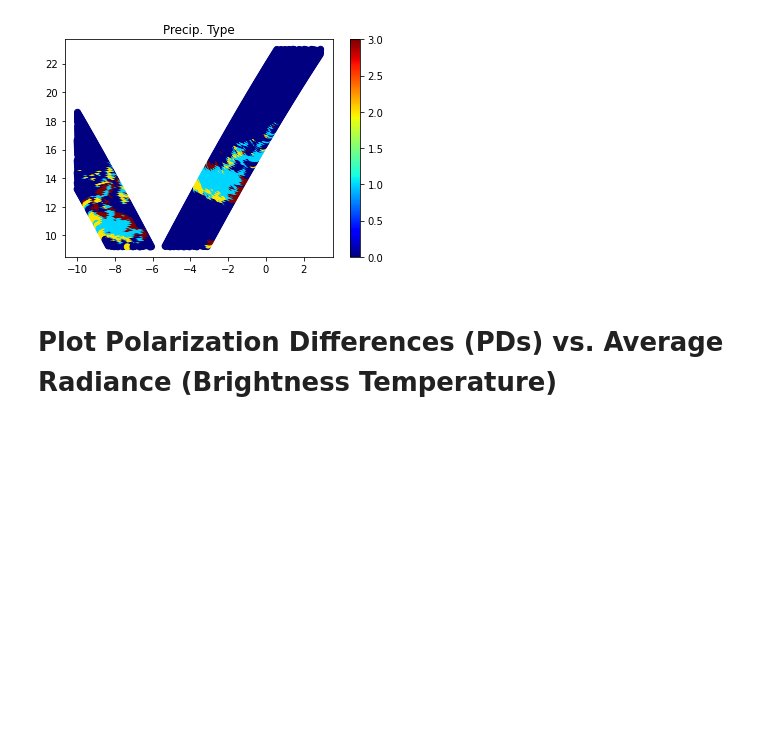
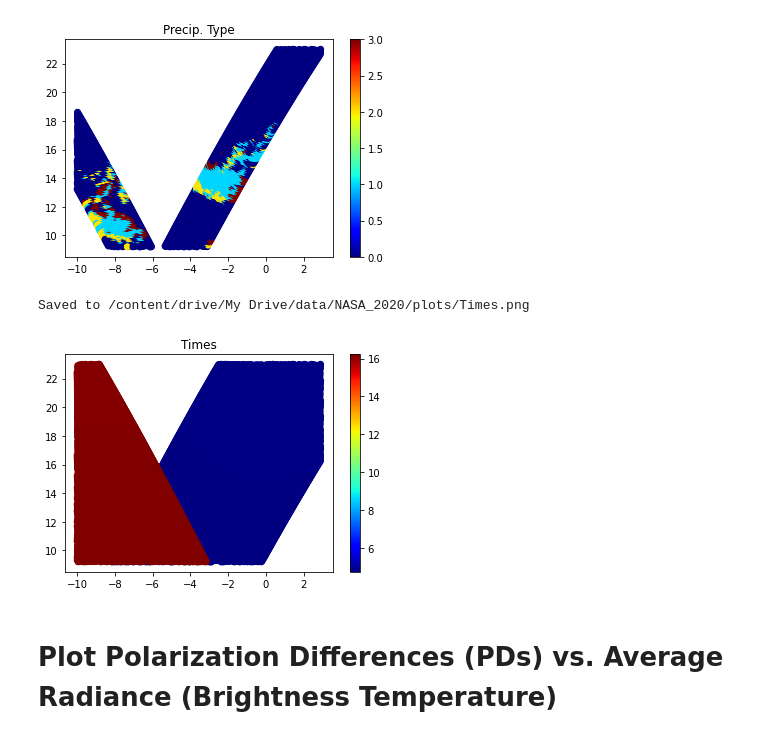
Before and after one commit to SD325/NASA_Internship_2020, a Jupyter notebook: NASA_Initial_Data_Exploration.ipynb, the cells around one changed output. Saved outputs shown, nothing was run; the diff lists cells and outputs as text; code cells hidden in the pictures; blank space fills up the shorter version.

Commit message:
added Time heatmap

```diff
--- a/NASA_Initial_Data_Exploration.ipynb
+++ b/NASA_Initial_Data_Exploration.ipynb
@@ -270,10 +274,16 @@ def get_heatmap_points(lat_bounds, lon_bounds, dfs, epsilon=0.0):
       counter += 1
   print(counter)
   return lat, lon, counts
+# %%
+# create 2d version of time data
+time_2d = np.zeros(data['pflag'].shape)
+for idx in np.ndindex(time_2d.shape):
+  r, c = idx
+  time_2d[idx] = data['utc'][r]
 # %%
 latitude_bounds = [14.2, 18.0]
 longitude_bounds = [-5.0, -2.1]
-dfs = [data['tc'][:, :, 9], PD['166.0'], pflag_imputed]
+dfs = [data['tc'][:, :, 9], PD['166.0'], pflag_imputed, time_2d]
 # %%
 lat, lon, counts = get_heatmap_points(latitude_bounds, longitude_bounds, dfs, epsilon=5.0)
 # %% [output]
@@ -326,6 +336,22 @@ plt.show()
 # %% [output]
 Saved to /content/drive/My Drive/data/NASA_2020/plots/Precip. Type.png
 [figure]
+# %%
+title = "Times"
+plt.scatter(lon, lat, c=counts[3], cmap=plt.get_cmap("jet"))
+plt.colorbar()
+plt.title(title)
+### SAVE HEATMAP ###############################
+save_path = BASE_DIR + "plots/"
+if not os.path.exists(save_path):
+  os.mkdir(save_path)
+print('Saved to', save_path + f"{title}.png")
+plt.savefig(save_path + f"{title}.png")
+################################################
+plt.show()
+# %% [output]
+Saved to /content/drive/My Drive/data/NASA_2020/plots/Times.png
+[figure, added]
 # %% [markdown]
 # Plot Polarization Differences (PDs) vs. Average Radiance (Brightness Temperature)
 # %%
```
Also changed, not shown: parts of 2 cells of this notebook.
